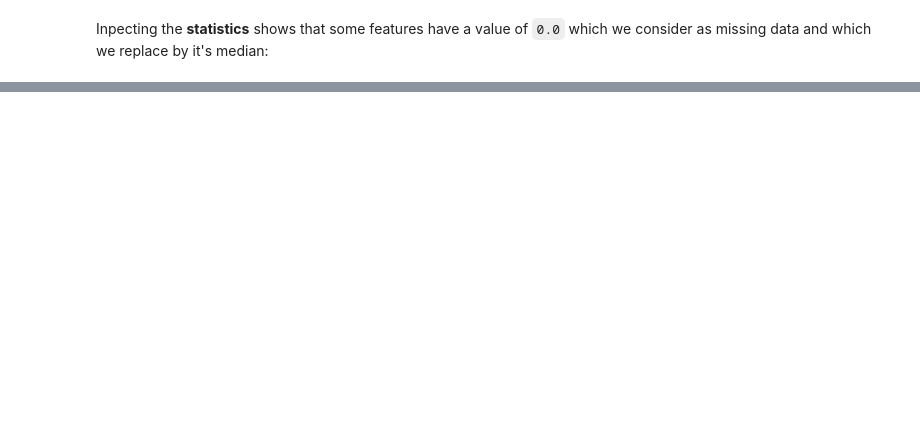
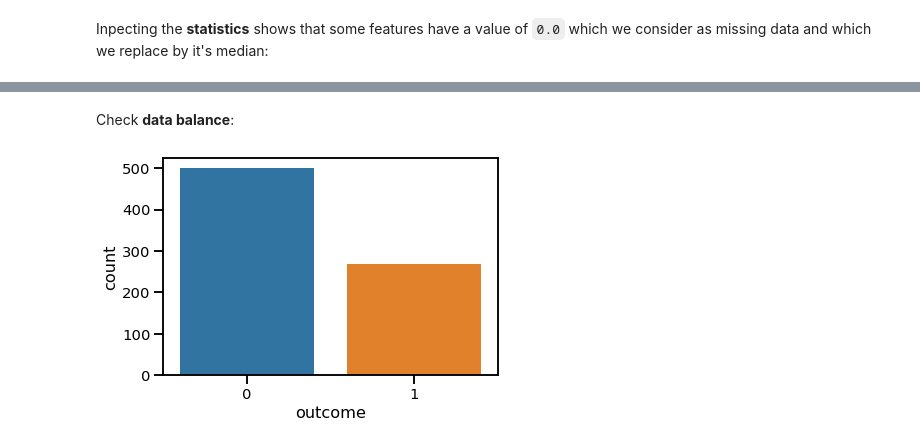
Before and after one commit to thomd/machine-learning-with-fastapi-on-heroku, a Jupyter notebook: data-analysis.ipynb, the cells around one changed output, grey strips where cells are left out. Drawn from its saved outputs; the diff is of its cells as text; code cells hidden in the pictures; blank space fills up the shorter version.

```diff
--- a/data-analysis.ipynb
+++ b/data-analysis.ipynb
@@ -106,0 +132,6 @@ dataset.hist(figsize=(20, 10), bins=18, alpha=0.6);
+# %% [markdown]
+Check **data balance**:
+# %%
+sns.countplot(dataset['outcome']);
+# %% [output]
+[figure, added]
```
Also changed, not shown: parts of 25 cells of this notebook, 1 other file.
